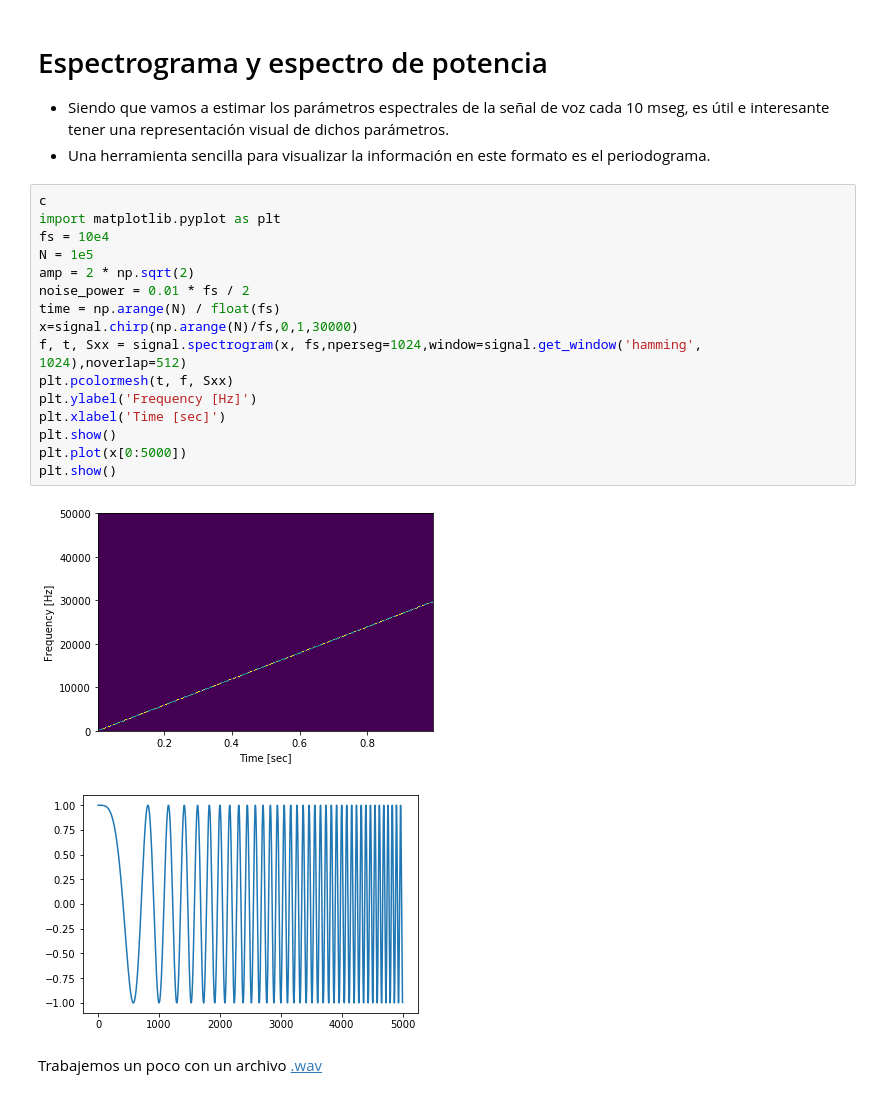
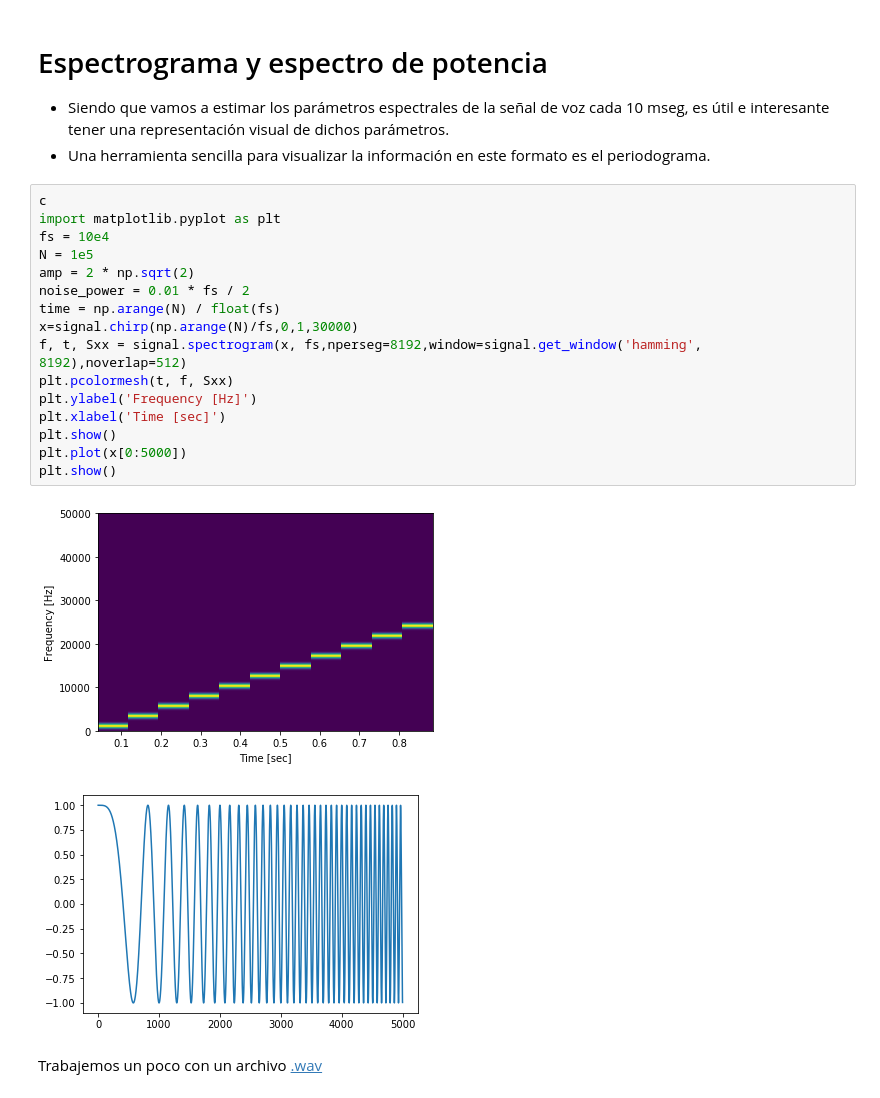
Before and after one commit to lab-ml-itba/Transformaciones, a Jupyter notebook: FFT y Windowing.ipynb, the cells around one changed output. Saved outputs shown, nothing was run; the diff lists cells and outputs as text.

```diff
--- a/FFT y Windowing.ipynb
+++ b/FFT y Windowing.ipynb
@@ -376,21 +377,21 @@ La estimación de parámetros la haríamos cada 10 mseg, con ventanas de 20 mseg
 # %%
 c
 import matplotlib.pyplot as plt
 fs = 10e4
 N = 1e5
 amp = 2 * np.sqrt(2)
 noise_power = 0.01 * fs / 2
 time = np.arange(N) / float(fs)
 x=signal.chirp(np.arange(N)/fs,0,1,30000)
-f, t, Sxx = signal.spectrogram(x, fs,nperseg=1024,window=signal.get_window('hamming', 1024),noverlap=512)
+f, t, Sxx = signal.spectrogram(x, fs,nperseg=8192,window=signal.get_window('hamming', 8192),noverlap=512)
 plt.pcolormesh(t, f, Sxx)
 plt.ylabel('Frequency [Hz]')
 plt.xlabel('Time [sec]')
 plt.show()
 plt.plot(x[0:5000])
 plt.show()
 # %% [output]
-[figure, old version]
+[figure, new version]
 [figure]
 # %% [markdown]
 Trabajemos un poco con un archivo [.wav](https://github.com/python/cpython/blob/2.7/Lib/wave.py)
```
Also changed, not shown: parts of 4 cells of this notebook, 5 other files.
